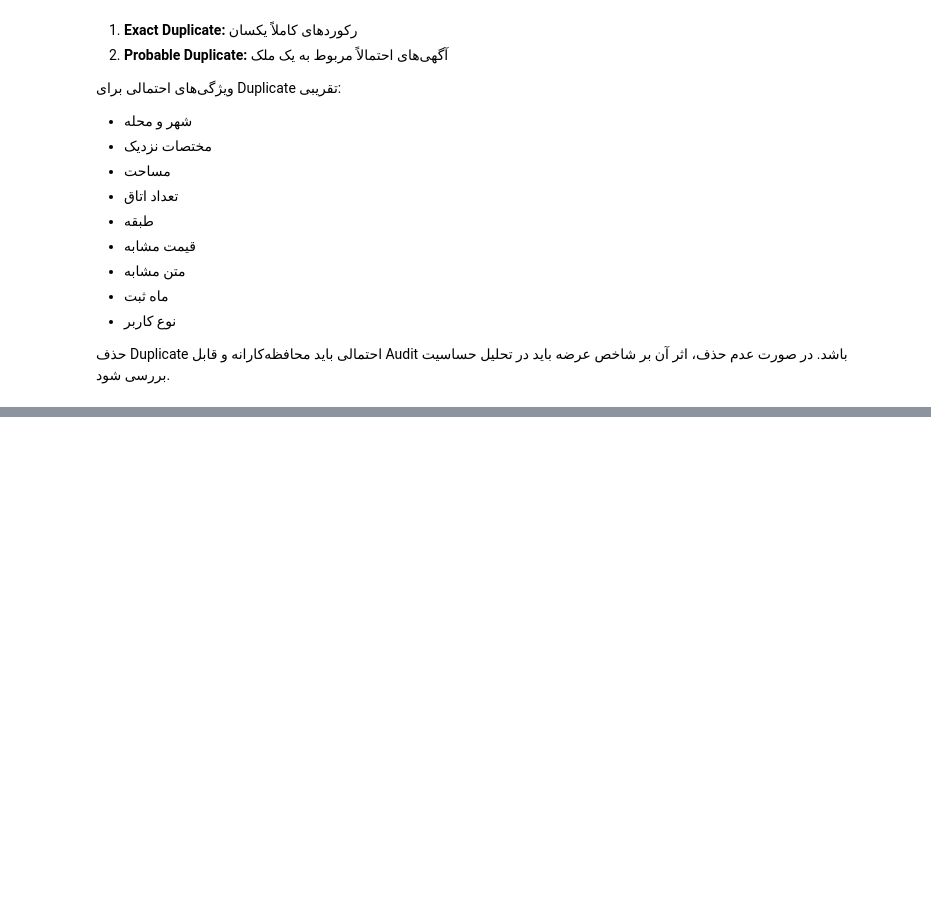
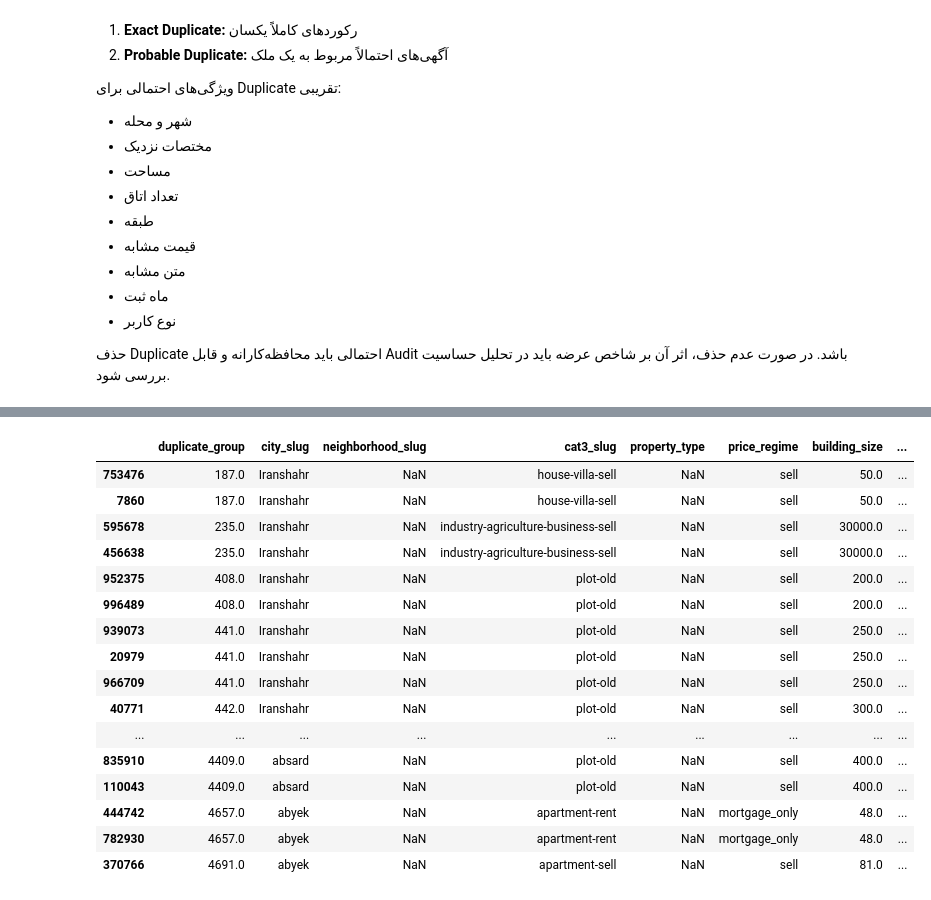
Before and after one commit to maryam1381/Data-Analysis-Final-Project, a Jupyter notebook: Notebooks/03_Duplicate_Detection.ipynb, the cells around one changed output, grey strips where cells are left out. Cells and saved outputs as stored; diff of their text form; code cells hidden in the pictures; blank space fills up the shorter version.

```diff
--- a/Notebooks/03_Duplicate_Detection.ipynb
+++ b/Notebooks/03_Duplicate_Detection.ipynb
@@ -327,0 +53,20 @@ print(
+# %%
+df["lat_key"] = np.nan
+df["lon_key"] = np.nan
+
+df["lat_key"] = df["location_latitude"].round(4)
+df["lon_key"] = df["location_longitude"].round(4)
+# %%
+duplicate_cols = [
+    "city_slug",
+    "neighborhood_slug",
+    "cat3_slug",
+    "property_type",
+    "price_regime",
+    "lat_key",
+    "lon_key",
+    "building_size",
+    "land_size",
+    "rooms_count",
+    "floor"
+]
@@ -327,0 +127,47 @@ print(
+# %%
+# ============================================
+# 13. View duplicate records
+# ============================================
+
+duplicates = (
+    df[df["is_probable_duplicate"]]
+    .sort_values("duplicate_group")
+)
+
+duplicate_view = duplicates[
+    [
+        "duplicate_group",
+        "city_slug",
+        "neighborhood_slug",
+        "cat3_slug",
+        "property_type",
+        "price_regime",
+        "building_size",
+        "land_size",
+        "rooms_count",
+        "floor",
+        "location_latitude",
+        "location_longitude",
+        "title"
+    ]
+]
+
+duplicate_view.head(50)
+# %% [output]
+|  | duplicate_group | city_slug | neighborhood_slug | cat3_slug | property_type | price_regime | building_size | ... |
+| 753476 | 187.0 | Iranshahr | NaN | house-villa-sell | NaN | sell | 50.0 | ... |
+| 7860 | 187.0 | Iranshahr | NaN | house-villa-sell | NaN | sell | 50.0 | ... |
+| 595678 | 235.0 | Iranshahr | NaN | industry-agriculture-business-sell | NaN | sell | 30000.0 | ... |
+| 456638 | 235.0 | Iranshahr | NaN | industry-agriculture-business-sell | NaN | sell | 30000.0 | ... |
+| 952375 | 408.0 | Iranshahr | NaN | plot-old | NaN | sell | 200.0 | ... |
+| 996489 | 408.0 | Iranshahr | NaN | plot-old | NaN | sell | 200.0 | ... |
+| 939073 | 441.0 | Iranshahr | NaN | plot-old | NaN | sell | 250.0 | ... |
+| 20979 | 441.0 | Iranshahr | NaN | plot-old | NaN | sell | 250.0 | ... |
+| 966709 | 441.0 | Iranshahr | NaN | plot-old | NaN | sell | 250.0 | ... |
+| 40771 | 442.0 | Iranshahr | NaN | plot-old | NaN | sell | 300.0 | ... |
+| ... | ... | ... | ... | ... | ... | ... | ... | ... |
+| 835910 | 4409.0 | absard | NaN | plot-old | NaN | sell | 400.0 | ... |
+| 110043 | 4409.0 | absard | NaN | plot-old | NaN | sell | 400.0 | ... |
+| 444742 | 4657.0 | abyek | NaN | apartment-rent | NaN | mortgage_only | 48.0 | ... |
+| 782930 | 4657.0 | abyek | NaN | apartment-rent | NaN | mortgage_only | 48.0 | ... |
+| 370766 | 4691.0 | abyek | NaN | apartment-sell | NaN | sell | 81.0 | ... |
```
Also changed, not shown: parts of 16 cells of this notebook, 7 other files.
